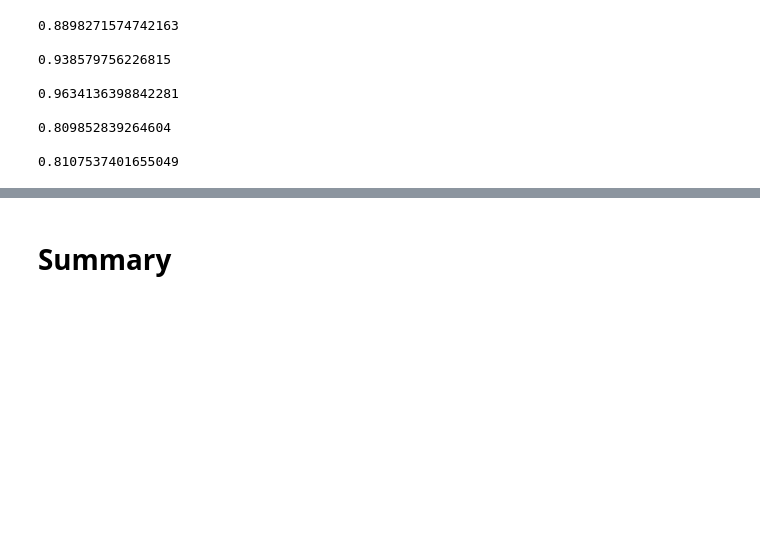
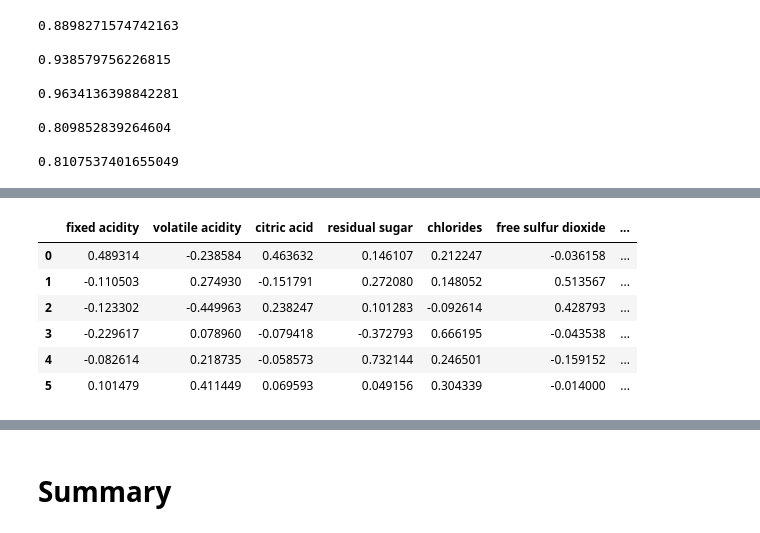
Before and after one commit to Chizzy-codes/Red-Wine-Quality-ML-Model, a Jupyter notebook: Red WIne Predictive model.ipynb, the cells around one changed output, grey strips where cells are left out. Cells and saved outputs as stored; diff of their text form; code cells hidden in the pictures; blank space fills up the shorter version.

```diff
--- a/Red WIne Predictive model.ipynb
+++ b/Red WIne Predictive model.ipynb
@@ -1354,0 +1447,11 @@ print(lr_val.mean())
+# %%
+df_comb = pd.DataFrame(pca.components_, columns= dfx.columns)
+df_comb
+# %% [output]
+|  | fixed acidity | volatile acidity | citric acid | residual sugar | chlorides | free sulfur dioxide | ... |
+| 0 | 0.489314 | -0.238584 | 0.463632 | 0.146107 | 0.212247 | -0.036158 | ... |
+| 1 | -0.110503 | 0.274930 | -0.151791 | 0.272080 | 0.148052 | 0.513567 | ... |
+| 2 | -0.123302 | -0.449963 | 0.238247 | 0.101283 | -0.092614 | 0.428793 | ... |
+| 3 | -0.229617 | 0.078960 | -0.079418 | -0.372793 | 0.666195 | -0.043538 | ... |
+| 4 | -0.082614 | 0.218735 | -0.058573 | 0.732144 | 0.246501 | -0.159152 | ... |
+| 5 | 0.101479 | 0.411449 | 0.069593 | 0.049156 | 0.304339 | -0.014000 | ... |
```
Also changed, not shown: parts of 27 cells of this notebook.
